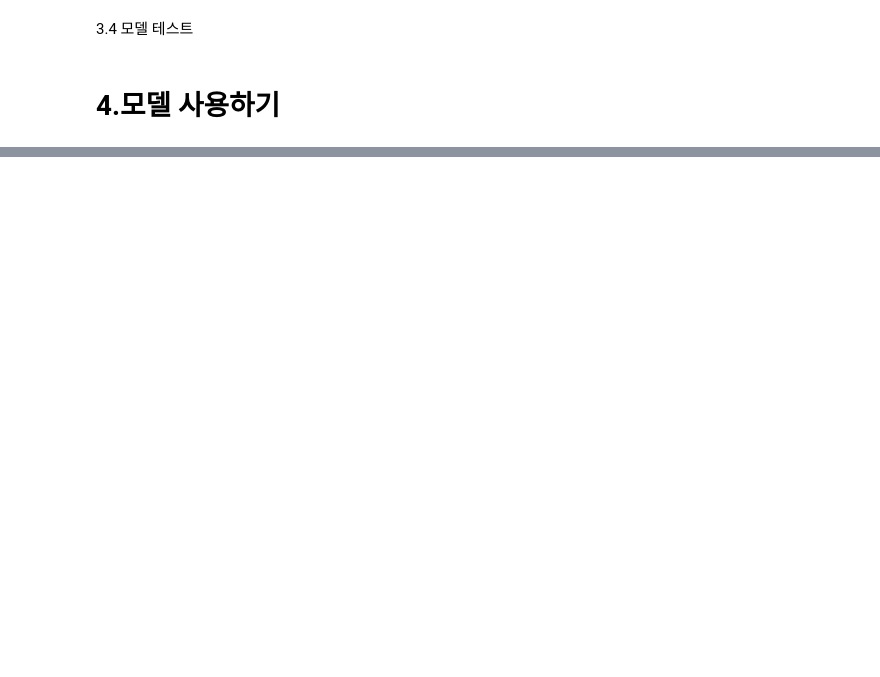
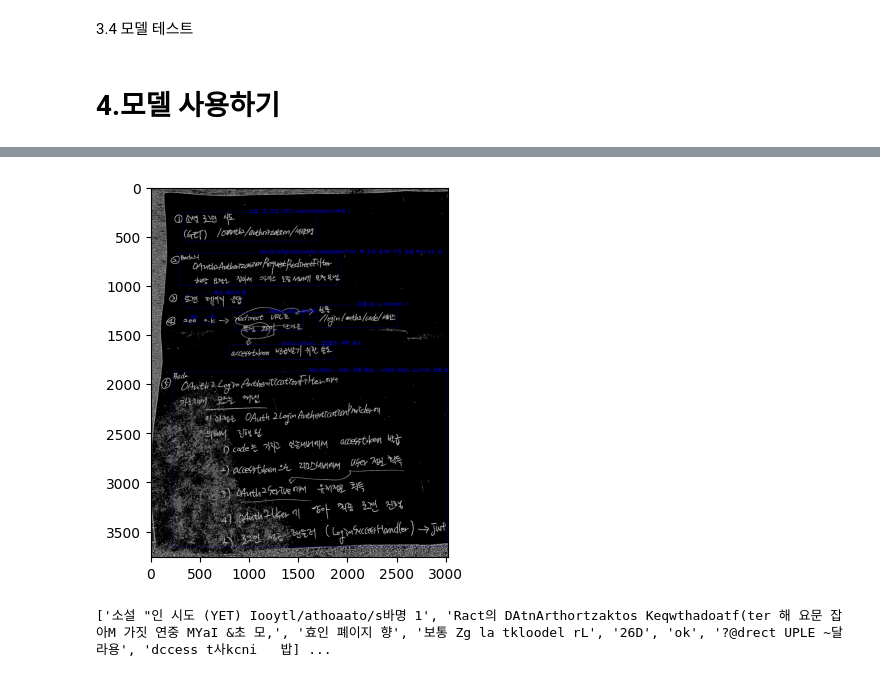
Before and after one commit to sonenhur/k5_AIProject, a Jupyter notebook: KorCustomModel.ipynb, the cells around one changed output, grey strips where cells are left out. Saved outputs shown, nothing was run; the diff lists cells and outputs as text; code cells hidden in the pictures; blank space fills up the shorter version.

```diff
--- a/KorCustomModel.ipynb
+++ b/KorCustomModel.ipynb
@@ -214,45 +233,44 @@ print(f"Torch CUDA available? : {torch.cuda.is_available()}")
 # %%
-import torch
-import yaml
 import cv2
-
 import easyocr
 import numpy as np
 import cv2
 import matplotlib.pyplot as plt
-
 from PIL import ImageFont, ImageDraw, Image
 
 reader = easyocr.Reader(["ko", "en"], gpu=True)
 result = reader.readtext(
-    "C:/workspace_project/AIproject/workspace/demo_images/img_preprocessed.jpg",
-    # paragraph=True
+    "C:/workspace_project/AIproject/ocr-preprocessor-main/IMG_2129_preprocessed.jpg",
+    paragraph=True
 )
 result2 = reader.readtext(
-    "C:/workspace_project/AIproject/workspace/demo_images/img_preprocessed.jpg",
-    detail=0,paragraph=True
+    "C:/workspace_project/AIproject/ocr-preprocessor-main/IMG_2129_preprocessed.jpg",
+    detail=0,
+    paragraph=True
 )
 
 img = cv2.imread(
-    "C:/workspace_project/AIproject/workspace/demo_images/img_preprocessed.jpg"
+    "C:/workspace_project/AIproject/ocr-preprocessor-main/IMG_2129_preprocessed.jpg"
 )
 
 img = Image.fromarray(img)
 
 font = ImageFont.truetype('C:/Windows/Fonts/D2Coding-Ver1.3.2-20180524-all.ttc', 48)
 
 draw = ImageDraw.Draw(img)
 
 for i in result:
     x = i[0][0][0]
     y = i[0][0][1]
     w = i[0][1][0] - i[0][0][0]
     h = i[0][2][1] - i[0][1][1]
 
-    draw.rectangle(((x, y), (x + w, y + h)), outline="red", width=2)
-    draw.text((int((x + x + w) / 2), y - 40), str(i[1]), font=font, fill="red")
+    draw.rectangle(((x, y), (x + w, y + h)), outline="blue", width=2)
+    draw.text((int((x + x + w) / 2), y - 40), str(i[1]), font=font, fill="blue")
 
 plt.imshow(img)
 plt.show()
-# 결과를 줄바꿈으로 구분하여 출력
 print(result2)
+# %% [output]
+[figure, added]
+['소설 "인 시도 (YET) Iooytl/athoaato/s바명 1', 'Ract의 DAtnArthortzaktos Keqwthadoatf(ter 해 요문 잡아M 가짓 연중 MYaI &초 모,', '효인 폐이지 향', '보통 Zg la tkloodel rL', '26D', 'ok', '?@drect UPLE ~달라용', 'dccess t사kcni   밥] ...
```
Also changed, not shown: parts of 23 cells of this notebook, 2 other files.
